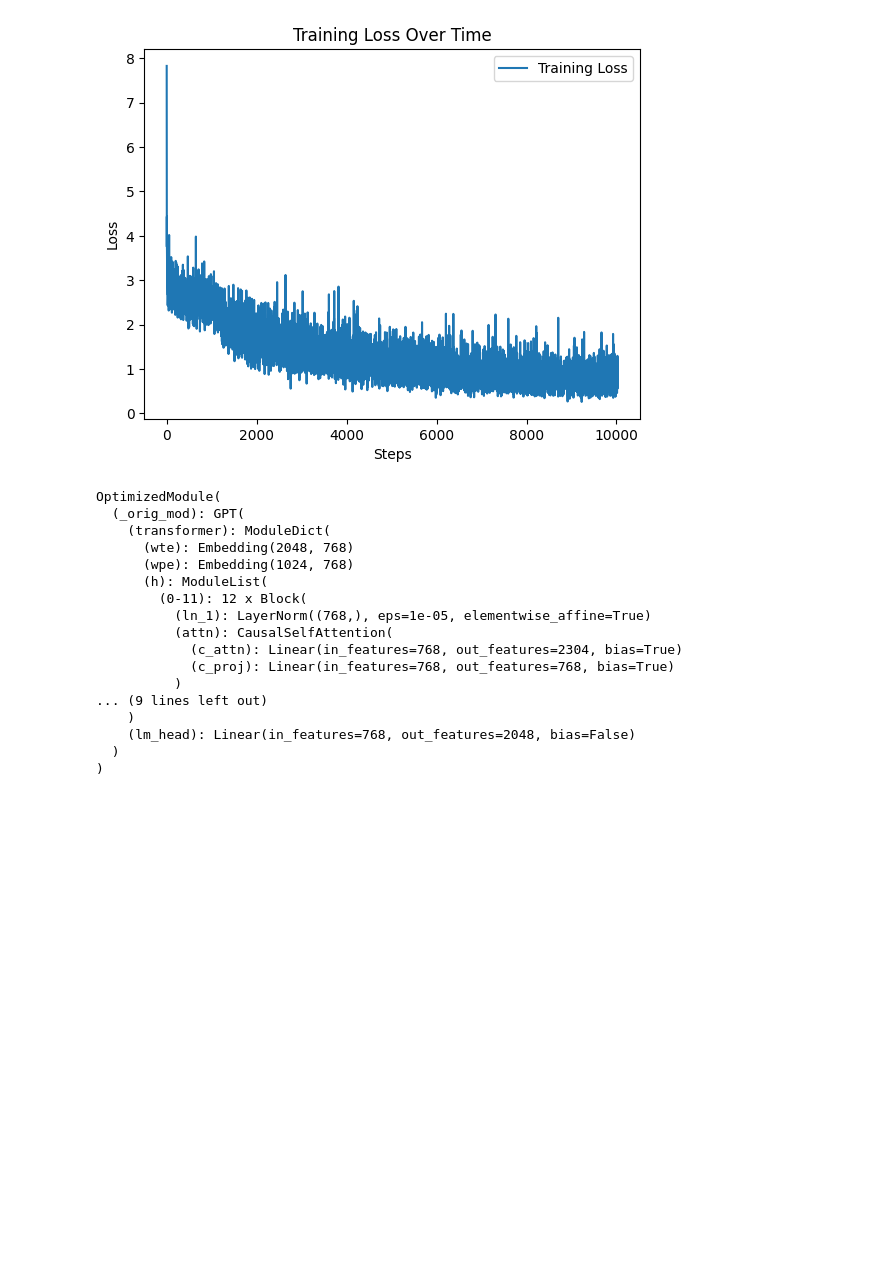
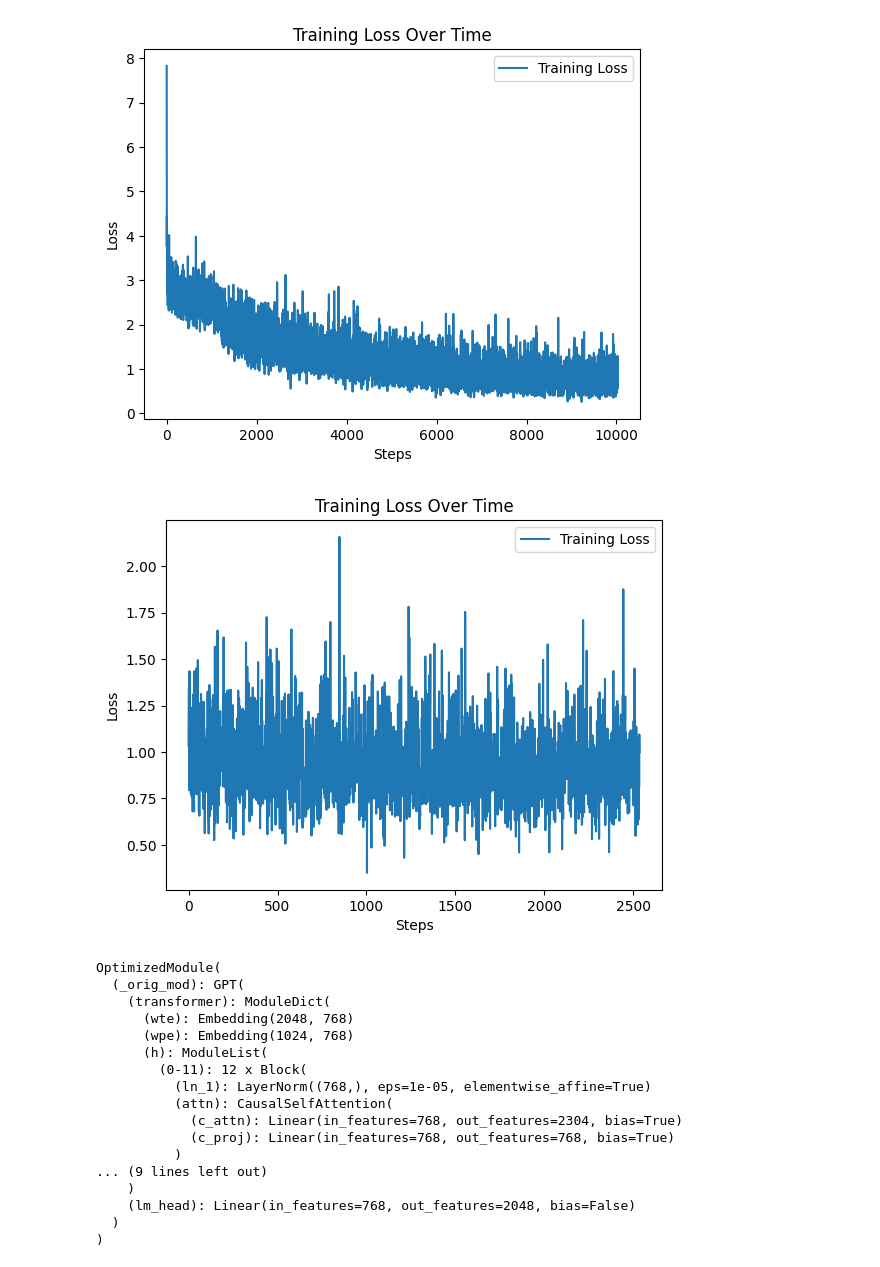
Before and after one commit to sudharshan1234/PianorollGPT, a Jupyter notebook: PianorollGPT.ipynb, the cells around one changed output. Saved outputs shown, nothing was run; the diff lists cells and outputs as text; code cells hidden in the pictures; blank space fills up the shorter version.

Commit message:
Updated notebook for genre specific conditioning

```diff
--- a/PianorollGPT.ipynb
+++ b/PianorollGPT.ipynb
@@ -274,0 +354,26 @@ Using fused AdamW: True
+# %%
+
+model = GPT(GPTConfig())
+model.to(device)
+model = torch.compile(model)
+# Uncomment below line if we are resuming training
+# model.load_state_dict(torch.load("./checkpoints_new/model_all_genre_checkpoint_step_13000.pth"))
+
+max_lr = 3e-4
+# max_lr = 5.6865e-05
+# min_lr = max_lr * 0.1
+min_lr = 5e-6
+warmup_steps = 100
+max_steps = 10000
+def get_lr(it):
+    if it < warmup_steps:
+        return max_lr * (it+1)/warmup_steps
+    if it >= max_steps:
+        return min_lr
+
+    decay_ratio = (it - warmup_steps) / (max_steps - warmup_steps)
+    assert 0<=decay_ratio<1
+    coeff = 0.5 * (1.0 + math.cos(math.pi * decay_ratio))
+    return min_lr + coeff*(max_lr - min_lr)
+# optimizer = torch.optim.AdamW(model.parameters(), lr=3e-4, betas=(0.9, 0.95), eps=1e-8)
+optimizer = model.configure_optimizer(weight_decay=0.1, learning_rate=3e-4, device=device)
@@ -281,7 +390,7 @@ import matplotlib.pyplot as plt
 losses = []
 
 # Training loop
-for step in range(50000):
+for step in range(0, 50000):
     t0 = time.time()
     optimizer.zero_grad()
     loss_accum = 0.0
@@ -290,6 +399,7 @@ for step in range(50000):
         x = x.to(device)
         y = y.to(device)
         logits, loss = model(x, y)
+        del x, y
         loss = loss / grad_accum_steps
         loss_accum += loss.detach()
         loss.backward()
@@ -309,9 +419,10 @@ for step in range(50000):
     print(f"Step {step:4d} | loss: {loss_accum.item():.6f} | lr: {lr:.4e} | norm: {norm:.4f} | dt: {dt:.2f}ms | tok/sec: {tokens_per_sec:.2f}")
 
     # Save model checkpoint every 5000 steps
-    if (step + 1) % 5000 == 0:
-        checkpoint_filename = f"model_checkpoint_step_{step + 1}.pth"
-        torch.save(model.state_dict(), checkpoint_filename)
+    if (step + 1) % 500 == 0:
+        checkpoint_filename = f"model_all_genre_checkpoint_step_{step + 1}.pth"
+        checkpoint_filepath = os.path.join("./checkpoints_new", checkpoint_filename)
+        torch.save(model.state_dict(), checkpoint_filepath)
         print(f"Checkpoint saved at step {step + 1}: {checkpoint_filename}")
 
 # Save final model
@@ -346,6 +456,16 @@ plt.legend()
 plt.show()
 # %% [output]
 [figure]
+# %%
+# Plot the loss over time
+plt.plot(range(len(losses)), losses, label='Training Loss')
+plt.xlabel('Steps')
+plt.ylabel('Loss')
+plt.title('Training Loss Over Time')
+plt.legend()
+plt.show()
+# %% [output]
+[figure, added]
 # %%
 #Use this to load the model
 model = GPT(GPTConfig())
```
Also changed, not shown: parts of 43 cells of this notebook.
